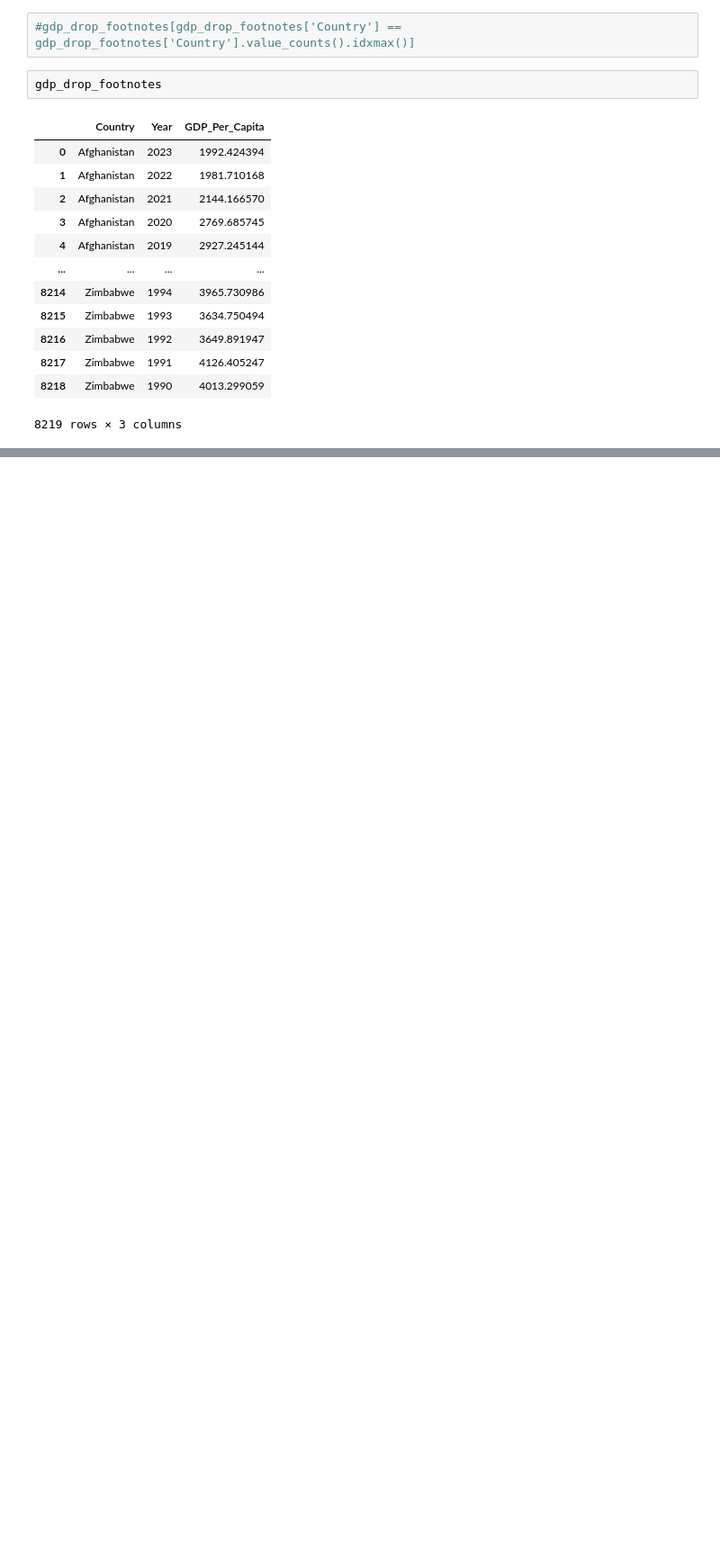
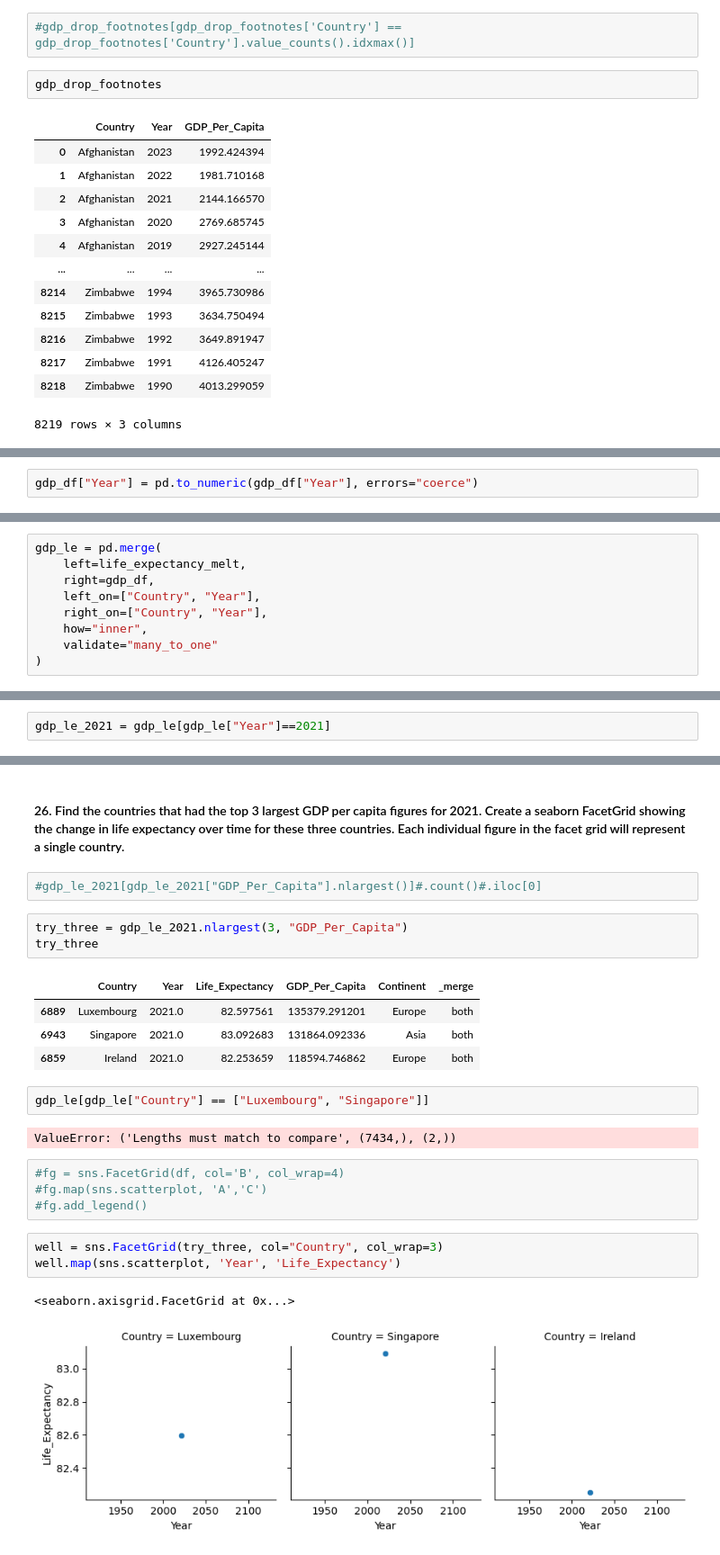
Before and after one commit to nss-data-science-cohort-9/un-exploration-catdgomez, a Jupyter notebook: notebooks/UN_Data_Exploration.ipynb, the cells around one changed output, grey strips where cells are left out. Shown at 90% size. Saved outputs shown, nothing was run; the diff lists cells and outputs as text; blank space fills up the shorter version.

```diff
--- a/notebooks/UN_Data_Exploration.ipynb
+++ b/notebooks/UN_Data_Exploration.ipynb
@@ -562,0 +763,2 @@ gdp_drop_footnotes
+# %%
+gdp_df["Year"] = pd.to_numeric(gdp_df["Year"], errors="coerce")
@@ -562,0 +784,9 @@ gdp_drop_footnotes
+# %%
+gdp_le = pd.merge(
+    left=life_expectancy_melt,
+    right=gdp_df,
+    left_on=["Country", "Year"],
+    right_on=["Country", "Year"],
+    how="inner",
+    validate="many_to_one"
+)
@@ -562,0 +811,2 @@ gdp_drop_footnotes
+# %%
+gdp_le_2021 = gdp_le[gdp_le["Year"]==2021]
@@ -562,0 +823,26 @@ gdp_drop_footnotes
+# %% [markdown]
+#### 26. Find the countries that had the top 3 largest GDP per capita figures for 2021. Create a seaborn FacetGrid showing the change in life expectancy over time for these three countries. Each individual figure in the facet grid will represent a single country.
+# %%
+#gdp_le_2021[gdp_le_2021["GDP_Per_Capita"].nlargest()]#.count()#.iloc[0]
+# %%
+try_three = gdp_le_2021.nlargest(3, "GDP_Per_Capita")
+try_three
+# %% [output]
+|  | Country | Year | Life_Expectancy | GDP_Per_Capita | Continent | _merge |
+| 6889 | Luxembourg | 2021.0 | 82.597561 | 135379.291201 | Europe | both |
+| 6943 | Singapore | 2021.0 | 83.092683 | 131864.092336 | Asia | both |
+| 6859 | Ireland | 2021.0 | 82.253659 | 118594.746862 | Europe | both |
+# %%
+gdp_le[gdp_le["Country"] == ["Luxembourg", "Singapore"]]
+# %% [output]
+ValueError: ('Lengths must match to compare', (7434,), (2,))
+# %%
+#fg = sns.FacetGrid(df, col='B', col_wrap=4)
+#fg.map(sns.scatterplot, 'A','C')
+#fg.add_legend()
+# %%
+well = sns.FacetGrid(try_three, col="Country", col_wrap=3)
+well.map(sns.scatterplot, 'Year', 'Life_Expectancy')
+# %% [output]
+<seaborn.axisgrid.FacetGrid at 0x...>
+[figure, added]
```
Also changed, not shown: parts of 37 cells of this notebook, 3 other files.
